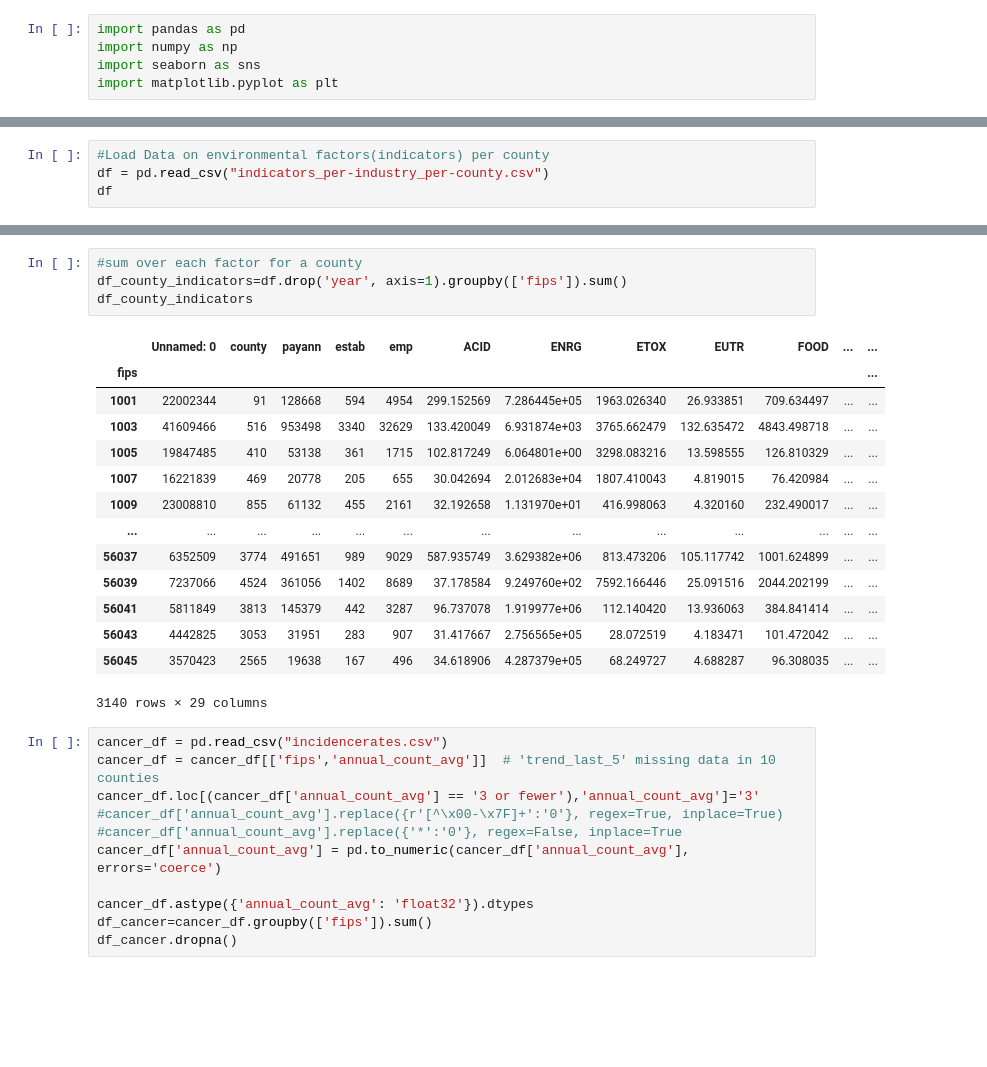
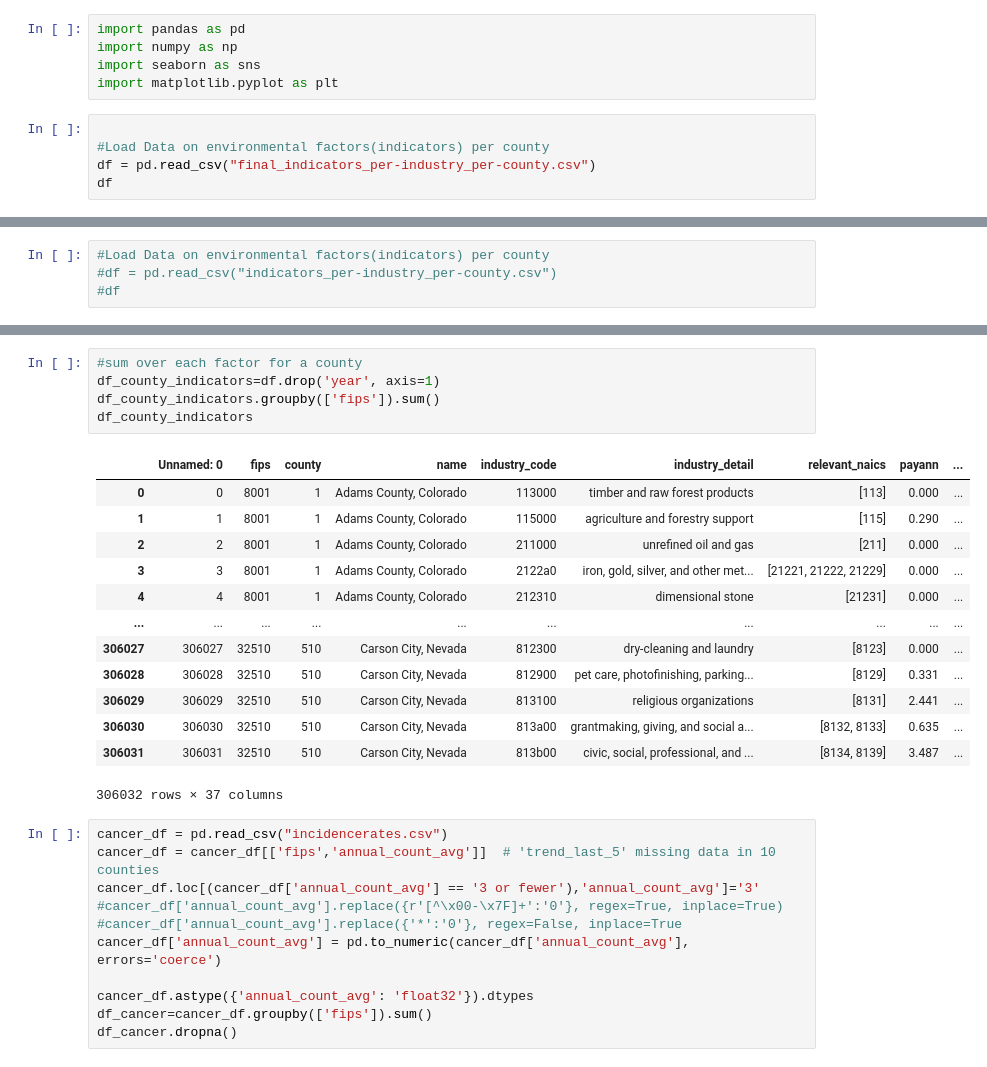
Before and after one commit to Merrel/Cancer-Industry-Dashboard, a Jupyter notebook: Nazanin/Correlation_matrix.ipynb, the cells around one changed output, grey strips where cells are left out. Cells and saved outputs as stored; diff of their text form; blank space fills up the shorter version.

```diff
--- a/Nazanin/Correlation_matrix.ipynb
+++ b/Nazanin/Correlation_matrix.ipynb
@@ -3,3 +3,8 @@ import pandas as pd
 import numpy as np
 import seaborn as sns
 import matplotlib.pyplot as plt
+# %%
+
+#Load Data on environmental factors(indicators) per county
+df = pd.read_csv("final_indicators_per-industry_per-county.csv")
+df
@@ -6,4 +25,4 @@ import matplotlib.pyplot as plt
 # %%
 #Load Data on environmental factors(indicators) per county
-df = pd.read_csv("indicators_per-industry_per-county.csv")
-df
+#df = pd.read_csv("indicators_per-industry_per-county.csv")
+#df
@@ -24,22 +29,22 @@ df
 # %%
 #sum over each factor for a county
-df_county_indicators=df.drop('year', axis=1).groupby(['fips']).sum()
+df_county_indicators=df.drop('year', axis=1)
+df_county_indicators.groupby(['fips']).sum()
 df_county_indicators
 # %% [output]
-|  | Unnamed: 0 | county | payann | estab | emp | ACID | ENRG | ETOX | EUTR | FOOD | ... | ... |
-| fips |  |  |  |  |  |  |  |  |  |  |  | ... |
-| 1001 | 22002344 | 91 | 128668 | 594 | 4954 | 299.152569 | 7.286445e+05 | 1963.026340 | 26.933851 | 709.634497 | ... | ... |
-| 1003 | 41609466 | 516 | 953498 | 3340 | 32629 | 133.420049 | 6.931874e+03 | 3765.662479 | 132.635472 | 4843.498718 | ... | ... |
-| 1005 | 19847485 | 410 | 53138 | 361 | 1715 | 102.817249 | 6.064801e+00 | 3298.083216 | 13.598555 | 126.810329 | ... | ... |
-| 1007 | 16221839 | 469 | 20778 | 205 | 655 | 30.042694 | 2.012683e+04 | 1807.410043 | 4.819015 | 76.420984 | ... | ... |
-| 1009 | 23008810 | 855 | 61132 | 455 | 2161 | 32.192658 | 1.131970e+01 | 416.998063 | 4.320160 | 232.490017 | ... | ... |
-| ... | ... | ... | ... | ... | ... | ... | ... | ... | ... | ... | ... | ... |
-| 56037 | 6352509 | 3774 | 491651 | 989 | 9029 | 587.935749 | 3.629382e+06 | 813.473206 | 105.117742 | 1001.624899 | ... | ... |
-| 56039 | 7237066 | 4524 | 361056 | 1402 | 8689 | 37.178584 | 9.249760e+02 | 7592.166446 | 25.091516 | 2044.202199 | ... | ... |
-| 56041 | 5811849 | 3813 | 145379 | 442 | 3287 | 96.737078 | 1.919977e+06 | 112.140420 | 13.936063 | 384.841414 | ... | ... |
-| 56043 | 4442825 | 3053 | 31951 | 283 | 907 | 31.417667 | 2.756565e+05 | 28.072519 | 4.183471 | 101.472042 | ... | ... |
-| 56045 | 3570423 | 2565 | 19638 | 167 | 496 | 34.618906 | 4.287379e+05 | 68.249727 | 4.688287 | 96.308035 | ... | ... |
+|  | Unnamed: 0 | fips | county | name | industry_code | industry_detail | relevant_naics | payann | ... |
+| 0 | 0 | 8001 | 1 | Adams County, Colorado | 113000 | timber and raw forest products | [113] | 0.000 | ... |
+| 1 | 1 | 8001 | 1 | Adams County, Colorado | 115000 | agriculture and forestry support | [115] | 0.290 | ... |
+| 2 | 2 | 8001 | 1 | Adams County, Colorado | 211000 | unrefined oil and gas | [211] | 0.000 | ... |
+| 3 | 3 | 8001 | 1 | Adams County, Colorado | 2122a0 | iron, gold, silver, and other met... | [21221, 21222, 21229] | 0.000 | ... |
+| 4 | 4 | 8001 | 1 | Adams County, Colorado | 212310 | dimensional stone | [21231] | 0.000 | ... |
+| ... | ... | ... | ... | ... | ... | ... | ... | ... | ... |
+| 306027 | 306027 | 32510 | 510 | Carson City, Nevada | 812300 | dry-cleaning and laundry | [8123] | 0.000 | ... |
+| 306028 | 306028 | 32510 | 510 | Carson City, Nevada | 812900 | pet care, photofinishing, parking... | [8129] | 0.331 | ... |
+| 306029 | 306029 | 32510 | 510 | Carson City, Nevada | 813100 | religious organizations | [8131] | 2.441 | ... |
+| 306030 | 306030 | 32510 | 510 | Carson City, Nevada | 813a00 | grantmaking, giving, and social a... | [8132, 8133] | 0.635 | ... |
+| 306031 | 306031 | 32510 | 510 | Carson City, Nevada | 813b00 | civic, social, professional, and ... | [8134, 8139] | 3.487 | ... |
-3140 rows × 29 columns
+306032 rows × 37 columns
 # %%
 cancer_df = pd.read_csv("incidencerates.csv")
 cancer_df = cancer_df[['fips','annual_count_avg']]  # 'trend_last_5' missing data in 10 counties
```
Also changed, not shown: parts of 4 cells of this notebook, 10 other files.
